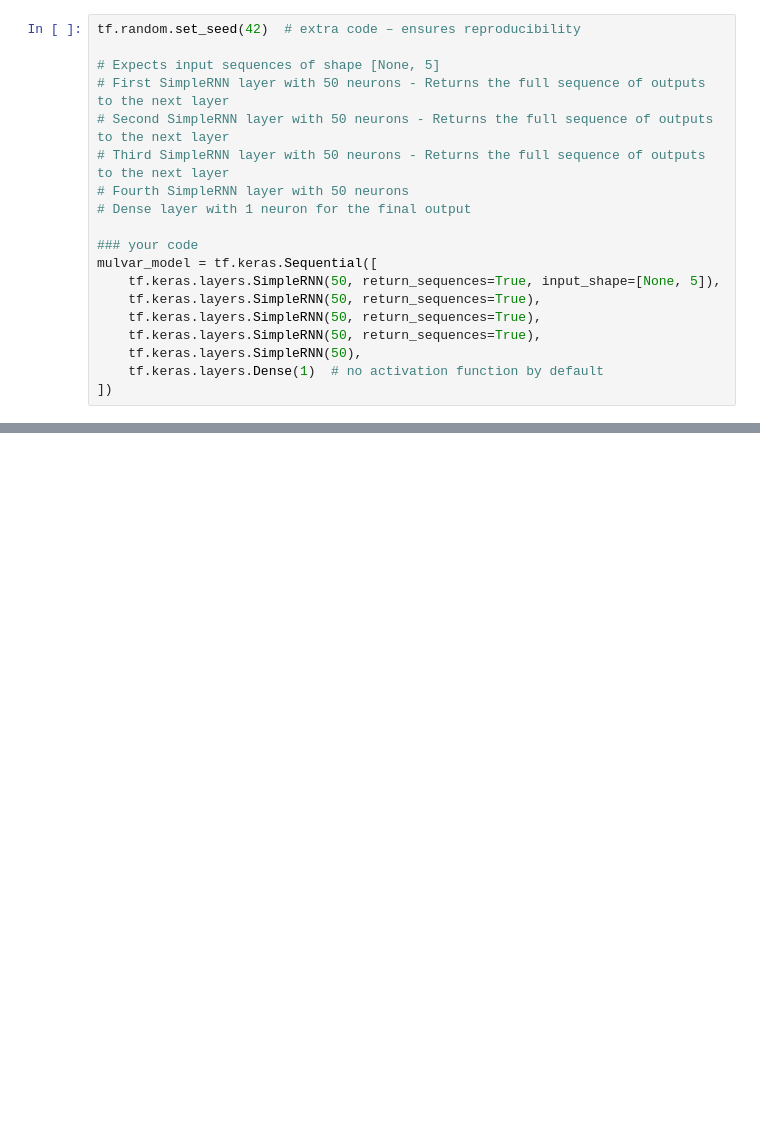
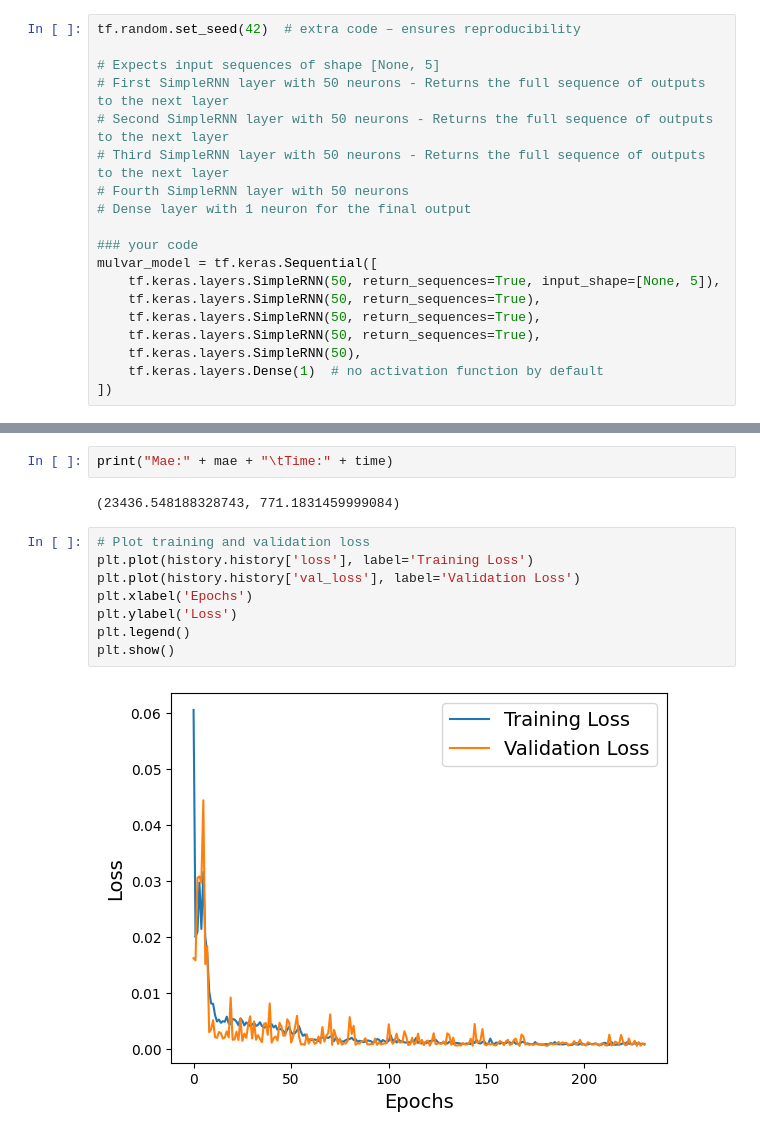
Before and after one commit to moheed-ali/AIML-Notebook-Collection, a Jupyter notebook: ridership_prediction.ipynb, the cells around one changed output, grey strips where cells are left out. Cells and saved outputs as stored; diff of their text form; blank space fills up the shorter version.

Commit message:
Update: Adding SEQ TO SEQ time series Section

```diff
--- a/ridership_prediction.ipynb
+++ b/ridership_prediction.ipynb
@@ -169,0 +205,14 @@ mae, history, time = fit_and_evaluate(mulvar_model, train_mulvar_ds, valid_mulva
+# %%
+print("Mae:" + mae + "\tTime:" + time)
+# %% [output]
+(23436.548188328743, 771.1831459999084)
+# %%
+# Plot training and validation loss
+plt.plot(history.history['loss'], label='Training Loss')
+plt.plot(history.history['val_loss'], label='Validation Loss')
+plt.xlabel('Epochs')
+plt.ylabel('Loss')
+plt.legend()
+plt.show()
+# %% [output]
+[figure, added]
```
Also changed, not shown: parts of 11 cells of this notebook.
